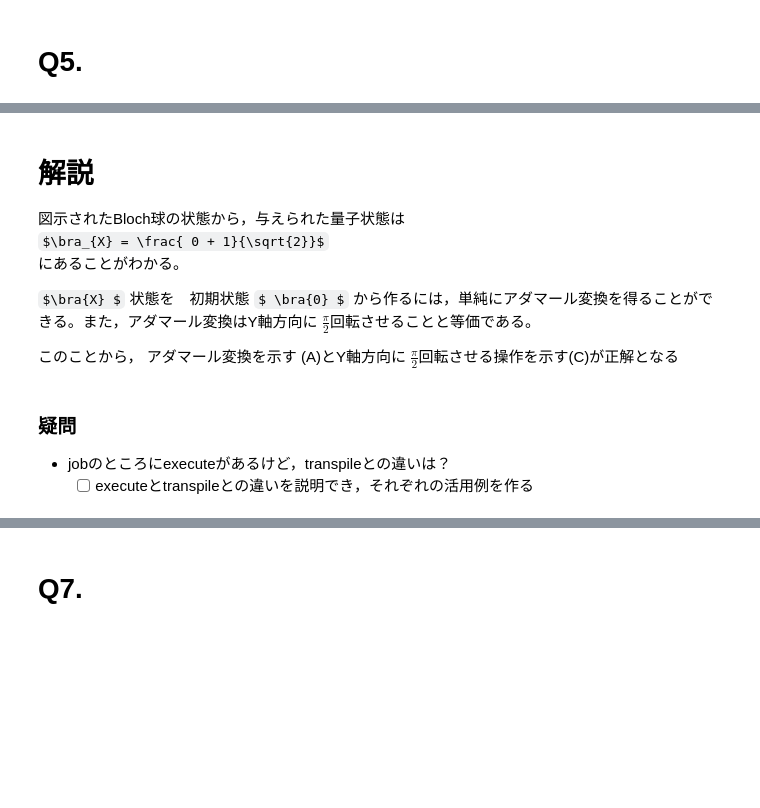
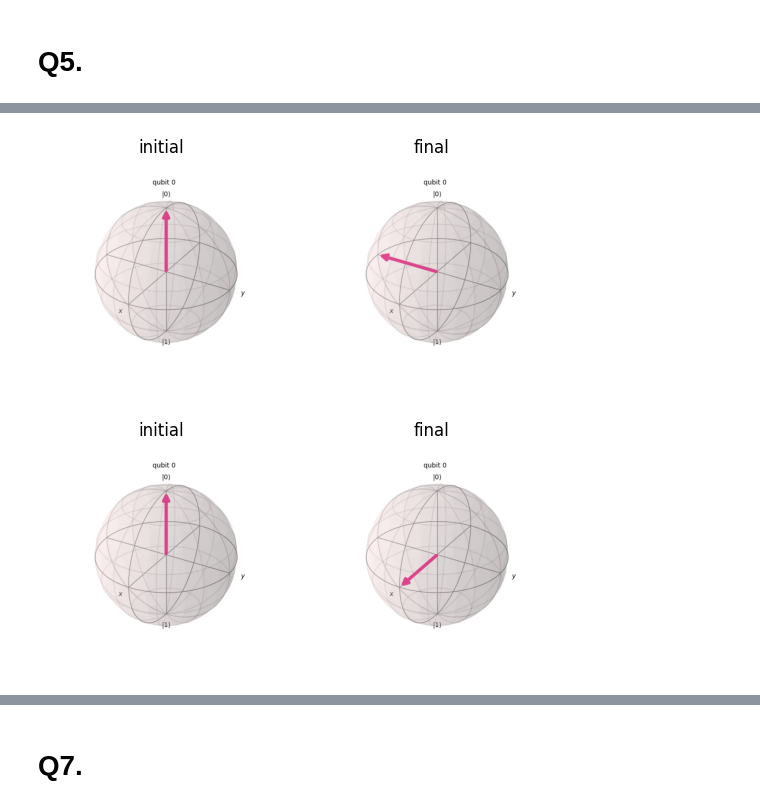
Before and after one commit to oreo-k/ibm-qiskit_c1000-112_sample, a Jupyter notebook: IBM1000-112_sample_test.ipynb, the cells around one changed output, grey strips where cells are left out. Drawn from its saved outputs; the diff is of its cells as text; code cells hidden in the pictures; some formulas as TeX source; blank space fills up the shorter version.

Commit message:
edit sample_test.ipynb which is from ibm-quantum

```diff
--- a/IBM1000-112_sample_test.ipynb
+++ b/IBM1000-112_sample_test.ipynb
@@ -324,15 +314,57 @@ outputstate = result.get_statevector(qc) plot_bloch_multivector(outputstate)
-# %% [markdown]
-# 解説
-
-図示されたBloch球の状態から，与えられた量子状態は
-$\bra_{X} = \frac{ 0 + 1}{\sqrt{2}}$
-にあることがわかる。
-
-$\bra{X} $ 状態を　初期状態 $ \bra{0} $ から作るには，単純にアダマール変換を得ることができる。また，アダマール変換はY軸方向に $ \frac{\pi}{2}$回転させることと等価である。
-
-このことから，
-アダマール変換を示す (A)とY軸方向に $\frac{\pi}{2}$回転させる操作を示す(C)が正解となる
-# %% [markdown]
-### 疑問
-- jobのところにexecuteがあるけど，transpileとの違いは？
-    - [ ]  executeとtranspileとの違いを説明でき，それぞれの活用例を作る
+# %%
+## function
+
+def draw_bloch_initial_after(pltfig_initial, pltfig_final):
+
+
+    ## create subplots to show two figures
+    fig, axes = plt.subplots(1,2)
+    for i, img in enumerate([pltfig_initial, pltfig_final]):
+        #convert Figure object to array to output in subplots
+        buf = BytesIO()
+        img.savefig(buf, format='png')
+        buf.seek(0)
+        img_data=buf.getvalue()
+
+        img_array=plt.imread(BytesIO(img_data))
+        axes[i].imshow(img_array)
+        axes[i].axis("off")
+
+    axes[0].set_title("initial")
+    axes[1].set_title("final")
+
+    return fig.show()
+# %%
+# pi/2 rotation abount X axis
+qc = QuantumCircuit(1)
+simulator = Aer.get_backend("statevector_simulator")
+result = execute(qc, simulator).result()
+statevector = result.get_statevector()
+pltfig_initial = plot_bloch_multivector(statevector)
+
+qc.rx(np.pi/2,0)
+simulator = Aer.get_backend("statevector_simulator")
+result = execute(qc, simulator).result()
+statevector = result.get_statevector()
+pltfig_final = plot_bloch_multivector(statevector)
+
+draw_bloch_initial_after(pltfig_initial, pltfig_final)
+# %% [output]
+[figure, added]
+# %%
+# pi/2 rotation abount Y axis
+qc = QuantumCircuit(1)
+simulator = Aer.get_backend("statevector_simulator")
+result = execute(qc, simulator).result()
+statevector = result.get_statevector()
+pltfig_initial = plot_bloch_multivector(statevector)
+
+qc.ry(np.pi/2,0)
+simulator = Aer.get_backend("statevector_simulator")
+result = execute(qc, simulator).result()
+statevector = result.get_statevector()
+pltfig_final = plot_bloch_multivector(statevector)
+
+draw_bloch_initial_after(pltfig_initial, pltfig_final)
+# %% [output]
+[figure, added]
```
Also changed, not shown: parts of 45 cells of this notebook, 6 other files.
